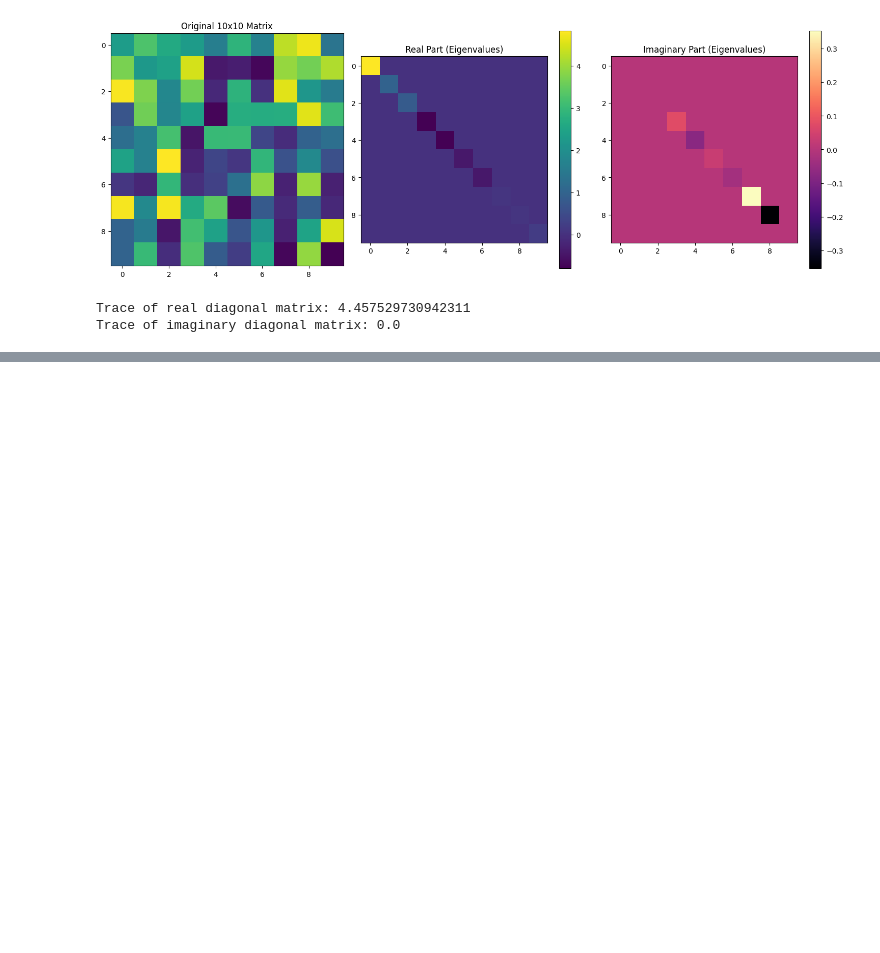
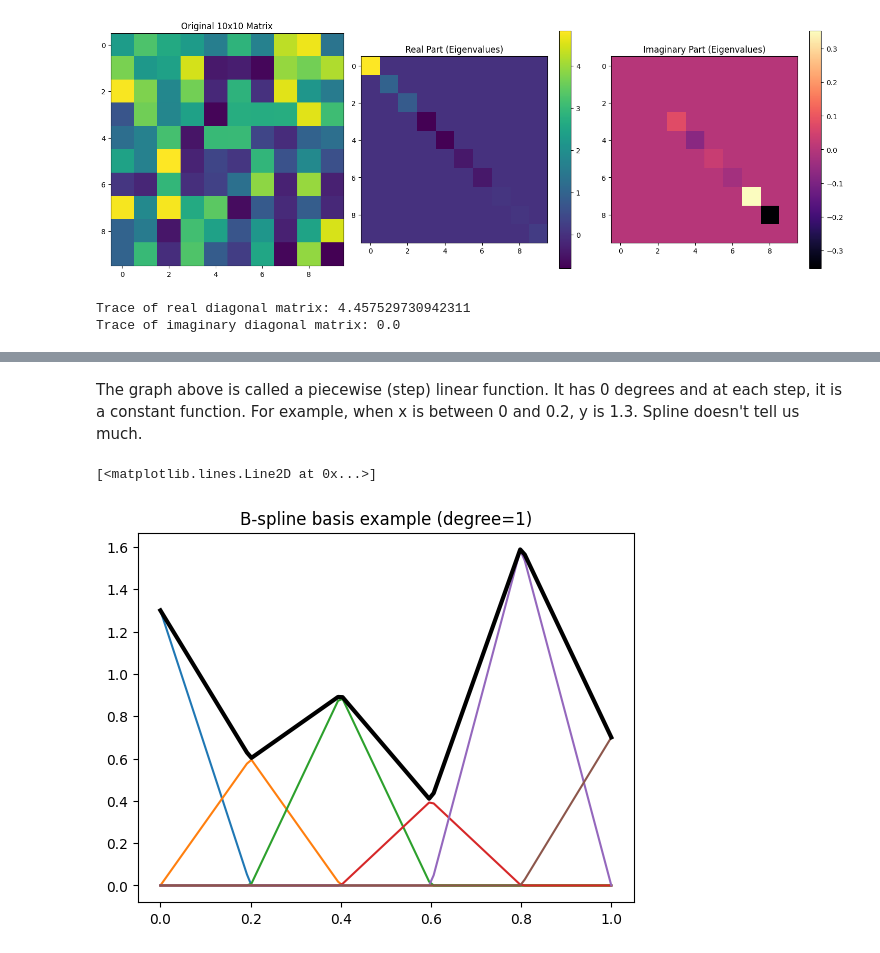
Before and after one commit to sajid-ahmed1/practise_project, a Jupyter notebook: practise_scripts.ipynb, the cells around one changed output, grey strips where cells are left out. Cells and saved outputs as stored; diff of their text form; code cells hidden in the pictures; blank space fills up the shorter version.

```diff
--- a/practise_scripts.ipynb
+++ b/practise_scripts.ipynb
@@ -308,0 +329,16 @@ interact(
+# %% [markdown]
+The graph above is called a piecewise (step) linear function. It has 0 degrees and at each step, it is a constant function. For example, when x is between 0 and 0.2, y is 1.3. Spline doesn't tell us much.
+# %%
+plt.title("B-spline basis example (degree=1)")
+x = np.linspace(0., 1., 100)
+
+y = dmatrix("bs(x, df=6, degree=1, include_intercept=True) - 1",
+            {"x": x})
+
+b = np.array([1.3, 0.6, 0.9, 0.4, 1.6, 0.7])
+
+plt.plot(x, y * b)
+plt.plot(x, np.dot(y, b), color='k', linewidth=3)
+# %% [output]
+[<matplotlib.lines.Line2D at 0x...>]
+[figure, added]
```
Also changed, not shown: parts of 10 cells of this notebook.
